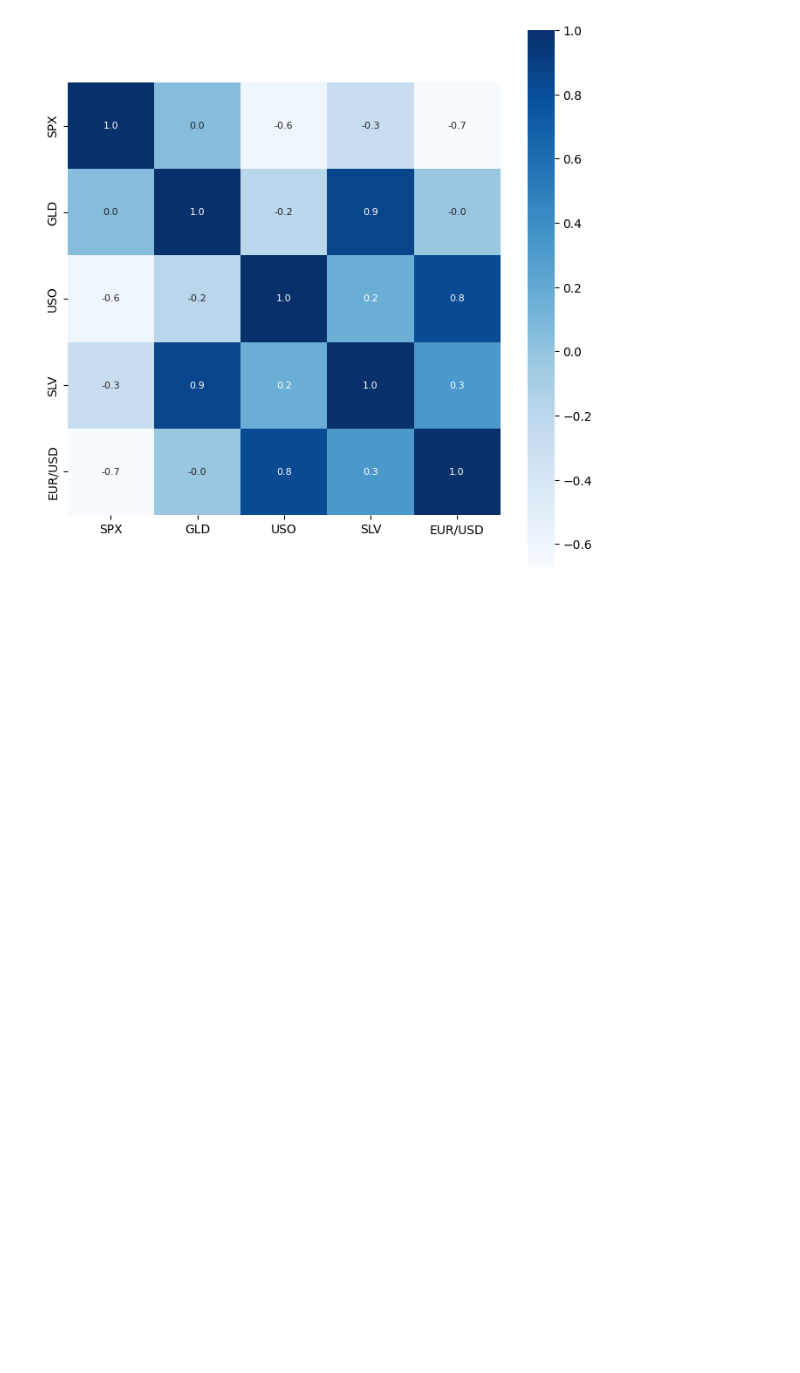
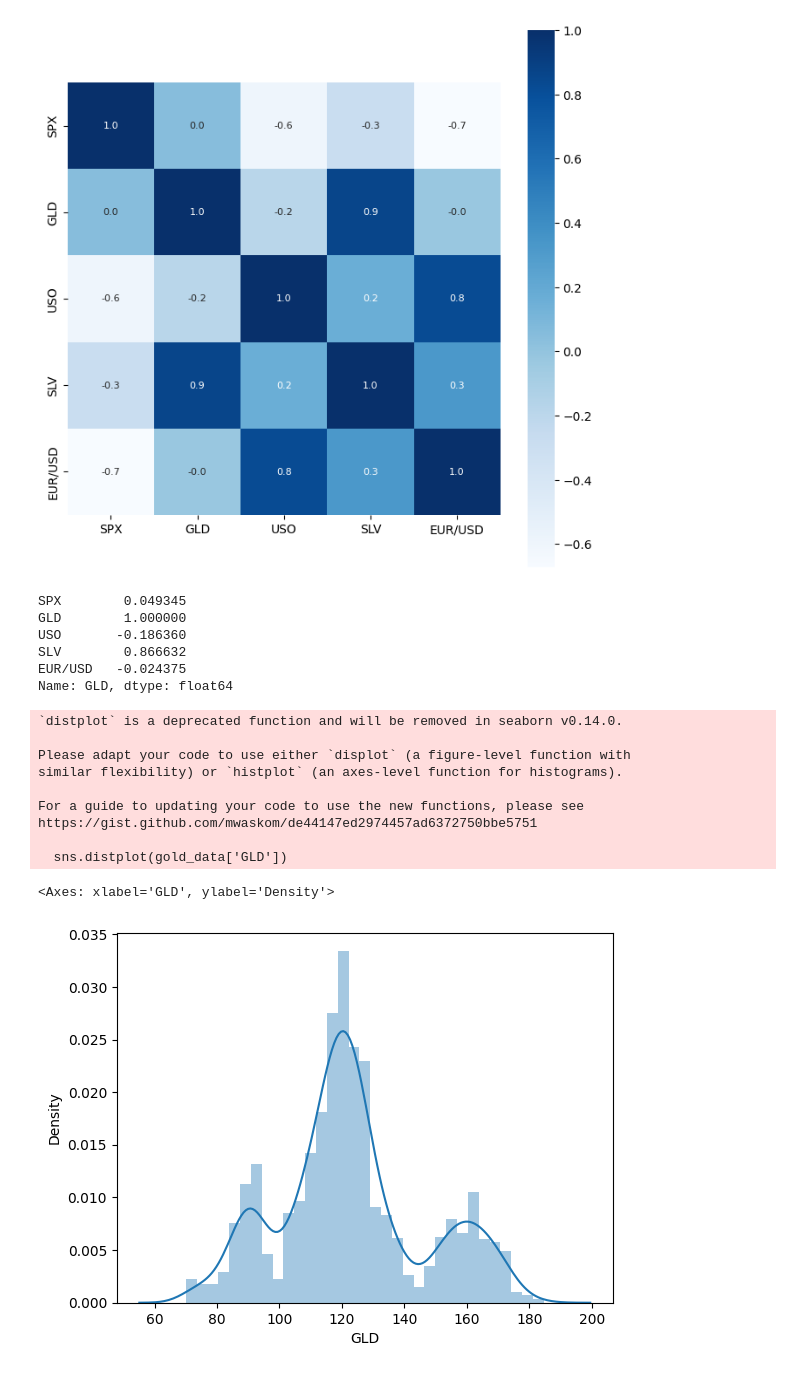
Before and after one commit to najnin26/ML_Algo_Implement, a Jupyter notebook: Regression/gold-price-prediction.ipynb, the cells around one changed output. Drawn from its saved outputs; the diff is of its cells as text; code cells hidden in the pictures; blank space fills up the shorter version.

Commit message:
Kaggle Notebook | Gold Price Prediction  | Version 3

```diff
--- a/Regression/gold-price-prediction.ipynb
+++ b/Regression/gold-price-prediction.ipynb
@@ -13,7 +11,7 @@ from sklearn import metrics
 # %% [markdown]
 **Data Collection and Processing**
 # %%
-gold_data=pd.read_csv('/content/drive/MyDrive/My_Code/Data_sets/gld_price_data.csv')
+gold_data=pd.read_csv('/kaggle/input/gold-price-data/gld_price_data.csv')
 # %%
 gold_data.head()
 # %% [output]
@@ -56,6 +54,8 @@ gold_data.describe()
 | 50% | 1551.434998 | 120.580002 | 33.869999 | 17.268500 | 1.303297 |
 | 75% | 2073.010070 | 132.840004 | 37.827501 | 22.882500 | 1.369971 |
 | max | 2872.870117 | 184.589996 | 117.480003 | 47.259998 | 1.598798 |
+# %%
+gold_data=gold_data.drop(['Date'],axis=1)
 # %% [markdown]
 **Correlation:**
 
@@ -72,3 +72,28 @@ sns.heatmap(correlation,cbar=True,square=True,fmt='.1f',annot=True,
 # %% [output]
 <Axes: >
 [figure]
+# %%
+# correlation values of GLD
+print(correlation['GLD'])
+# %% [output]
+SPX        0.049345
+GLD        1.000000
+USO       -0.186360
+SLV        0.866632
+EUR/USD   -0.024375
+Name: GLD, dtype: float64
+# %%
+# checking the distribution of the GLD Price
+sns.distplot(gold_data['GLD'])
+# %% [output]
+`distplot` is a deprecated function and will be removed in seaborn v0.14.0.
+
+Please adapt your code to use either `displot` (a figure-level function with
+similar flexibility) or `histplot` (an axes-level function for histograms).
+
+For a guide to updating your code to use the new functions, please see
+https://gist.github.com/mwaskom/de44147ed2974457ad6372750bbe5751
+
+  sns.distplot(gold_data['GLD'])
+<Axes: xlabel='GLD', ylabel='Density'>
+[figure, added]
```
Also changed, not shown: parts of 18 cells of this notebook.
